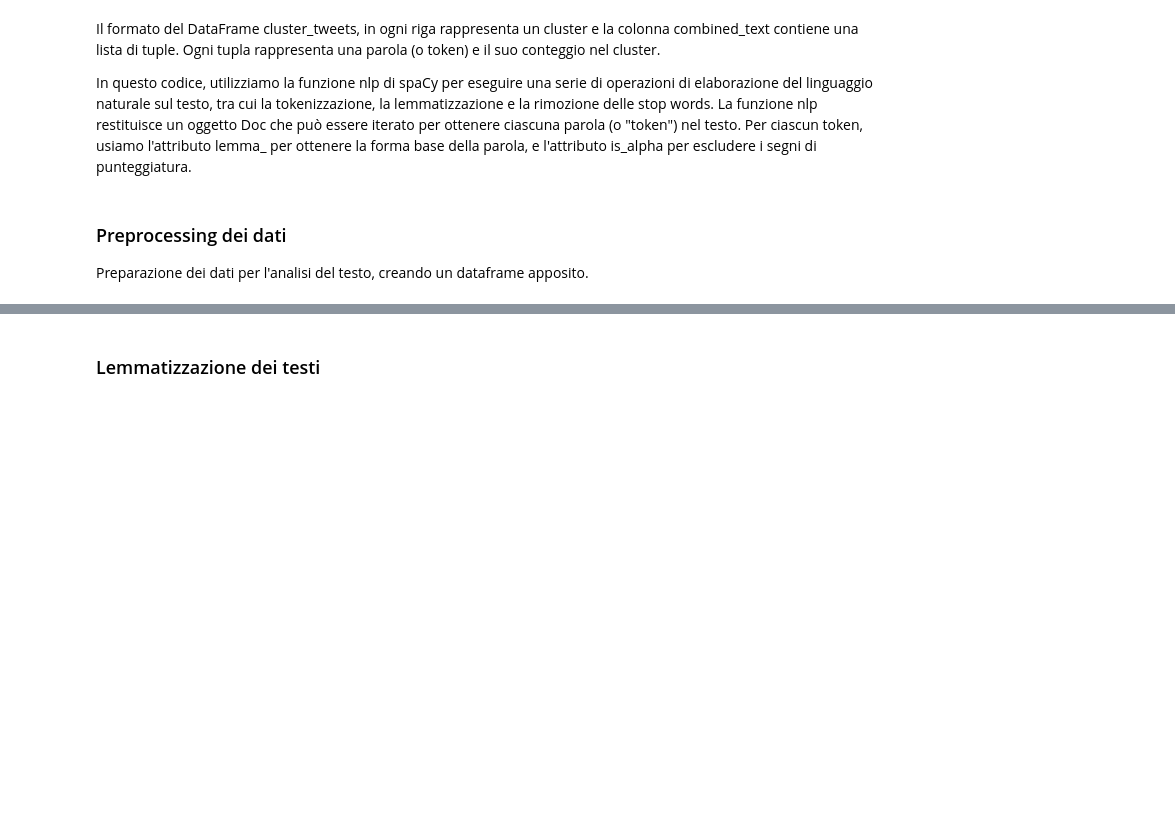
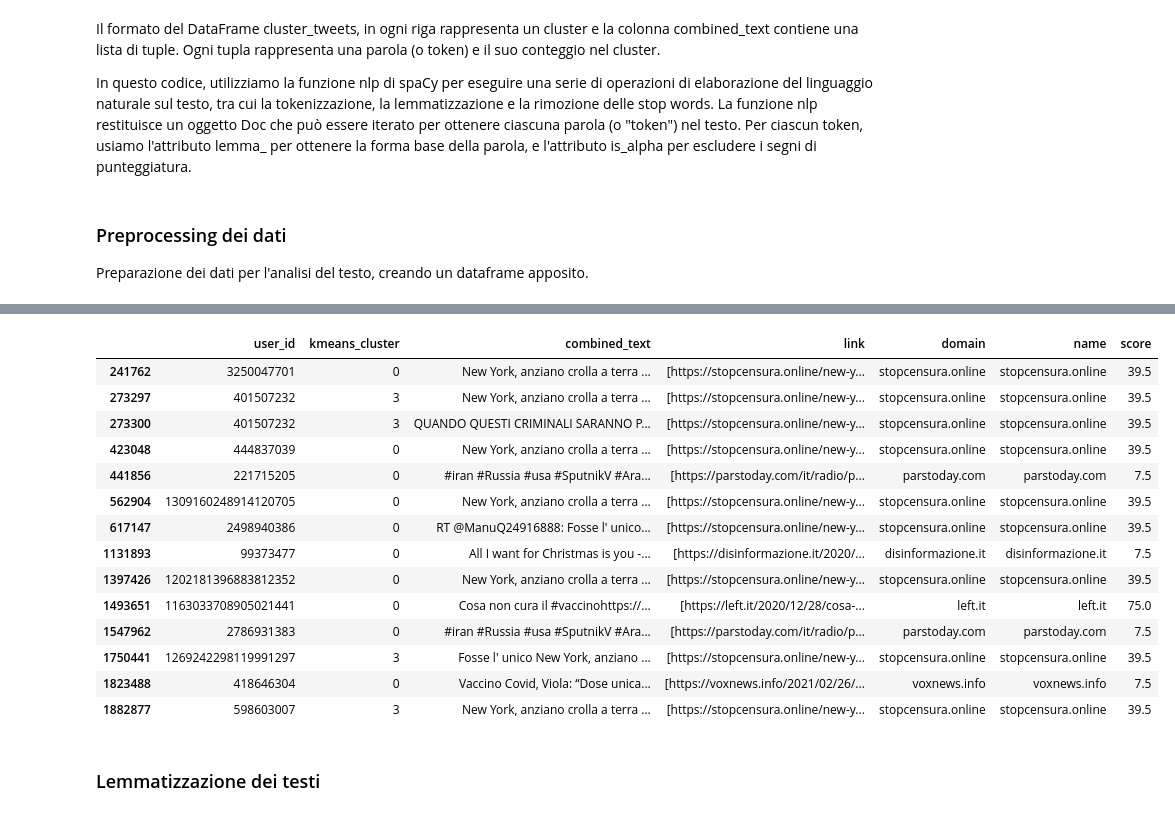
Before and after one commit to davisf20/characterization-of-user-misbehavior-in-online-social-media, a Jupyter notebook: notebooks/clustersCharacterization.ipynb, the cells around one changed output, grey strips where cells are left out. Saved outputs shown, nothing was run; the diff lists cells and outputs as text; code cells hidden in the pictures; blank space fills up the shorter version.

```diff
--- a/notebooks/clustersCharacterization.ipynb
+++ b/notebooks/clustersCharacterization.ipynb
@@ -62,6 +65,12 @@ tweets = pd.read_csv("../data/sample_tweets.csv", #path/to/tweets_file
                      lineterminator='\n')
 scores = pd.read_csv("../data/scores_tweets.csv",
                     converters={"tweet_id": str})
+newsguard_scores = pd.read_csv("../data/newsguard_scores.csv", #path/to/newsguard_scores_file
+                              converters={"name": str},
+                              lineterminator='\n')
+
+# Converti la colonna 'score' in float, convertendo i valori non validi in NaN
+newsguard_scores['score'] = pd.to_numeric(newsguard_scores['score'], errors='coerce')
 
 scores = scores[(scores['tweet_id'].isin(tweets['tweet_id']))]
 tweets = tweets.merge(scores, on='tweet_id', how='left')
@@ -276,0 +289,23 @@ cluster_tweets
+# %%
+tweets_copy = merged_df[['user_id', 'kmeans_cluster', 'combined_text']]
+# %%
+# Funzione per estrarre domini dai link
+def extract_domain(link_list):
+    if link_list:  # Se la lista non è vuota
+        link = link_list[0]
+        parsed_uri = urllib.parse.urlparse(link)
+        domain = '{uri.netloc}'.format(uri=parsed_uri)
+        return domain
+    else:  # Se la lista è vuota
+        return None
+
+# Estrai tutti i link dai tweet
+tweets_copy['link'] = tweets_copy['combined_text'].apply(lambda x: re.findall(r'(https?://[^\s]+)', x))
+
+# Estrai il dominio da ogni link
+tweets_copy['domain'] = tweets_copy['link'].apply(extract_domain)
+
+# Unisci i tweet con newsguard_score in base al dominio
+tweets_copy = tweets_copy.merge(newsguard_scores, left_on='domain', right_on='name', how='left')
+
+tweets_copy
@@ -277,2 +326,30 @@ cluster_tweets
+# %%
+cluster_scores = tweets_copy.dropna(subset=['score'])
+#
+
+cluster_scores
+# print(cluster_scores)
+#
+# cluster_scores.plot(kind='bar')
+# plt.xlabel('Cluster')
+# plt.ylabel('Media dello score')
+# plt.title('Analisi dei punteggi per i vari cluster')
+# plt.show()
+# %% [output]
+|  | user_id | kmeans_cluster | combined_text | link | domain | name | score |
+| 241762 | 3250047701 | 0 | New York, anziano crolla a terra ... | [https://stopcensura.online/new-y... | stopcensura.online | stopcensura.online | 39.5 |
+| 273297 | 401507232 | 3 | New York, anziano crolla a terra ... | [https://stopcensura.online/new-y... | stopcensura.online | stopcensura.online | 39.5 |
+| 273300 | 401507232 | 3 | QUANDO QUESTI CRIMINALI SARANNO P... | [https://stopcensura.online/new-y... | stopcensura.online | stopcensura.online | 39.5 |
+| 423048 | 444837039 | 0 | New York, anziano crolla a terra ... | [https://stopcensura.online/new-y... | stopcensura.online | stopcensura.online | 39.5 |
+| 441856 | 221715205 | 0 | #iran #Russia #usa #SputnikV #Ara... | [https://parstoday.com/it/radio/p... | parstoday.com | parstoday.com | 7.5 |
+| 562904 | 1309160248914120705 | 0 | New York, anziano crolla a terra ... | [https://stopcensura.online/new-y... | stopcensura.online | stopcensura.online | 39.5 |
+| 617147 | 2498940386 | 0 | RT @ManuQ24916888: Fosse l' unico... | [https://stopcensura.online/new-y... | stopcensura.online | stopcensura.online | 39.5 |
+| 1131893 | 99373477 | 0 | All I want for Christmas is you -... | [https://disinformazione.it/2020/... | disinformazione.it | disinformazione.it | 7.5 |
+| 1397426 | 1202181396883812352 | 0 | New York, anziano crolla a terra ... | [https://stopcensura.online/new-y... | stopcensura.online | stopcensura.online | 39.5 |
+| 1493651 | 1163033708905021441 | 0 | Cosa non cura il #vaccinohttps://... | [https://left.it/2020/12/28/cosa-... | left.it | left.it | 75.0 |
+| 1547962 | 2786931383 | 0 | #iran #Russia #usa #SputnikV #Ara... | [https://parstoday.com/it/radio/p... | parstoday.com | parstoday.com | 7.5 |
+| 1750441 | 1269242298119991297 | 3 | Fosse l' unico New York, anziano ... | [https://stopcensura.online/new-y... | stopcensura.online | stopcensura.online | 39.5 |
+| 1823488 | 418646304 | 0 | Vaccino Covid, Viola: “Dose unica... | [https://voxnews.info/2021/02/26/... | voxnews.info | voxnews.info | 7.5 |
+| 1882877 | 598603007 | 3 | New York, anziano crolla a terra ... | [https://stopcensura.online/new-y... | stopcensura.online | stopcensura.online | 39.5 |
 # %% [markdown]
 ### Lemmatizzazione dei testi
```
Also changed, not shown: parts of 11 cells of this notebook.
